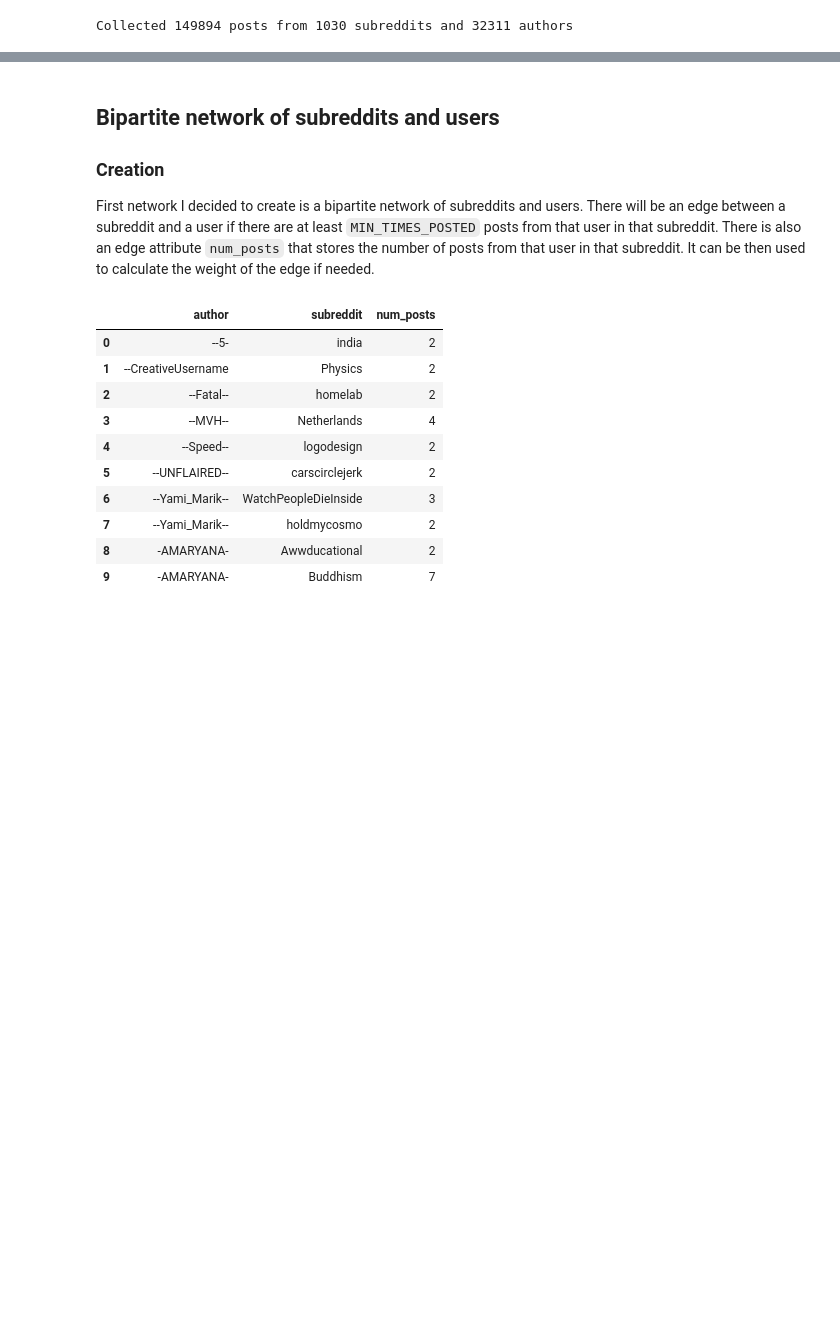
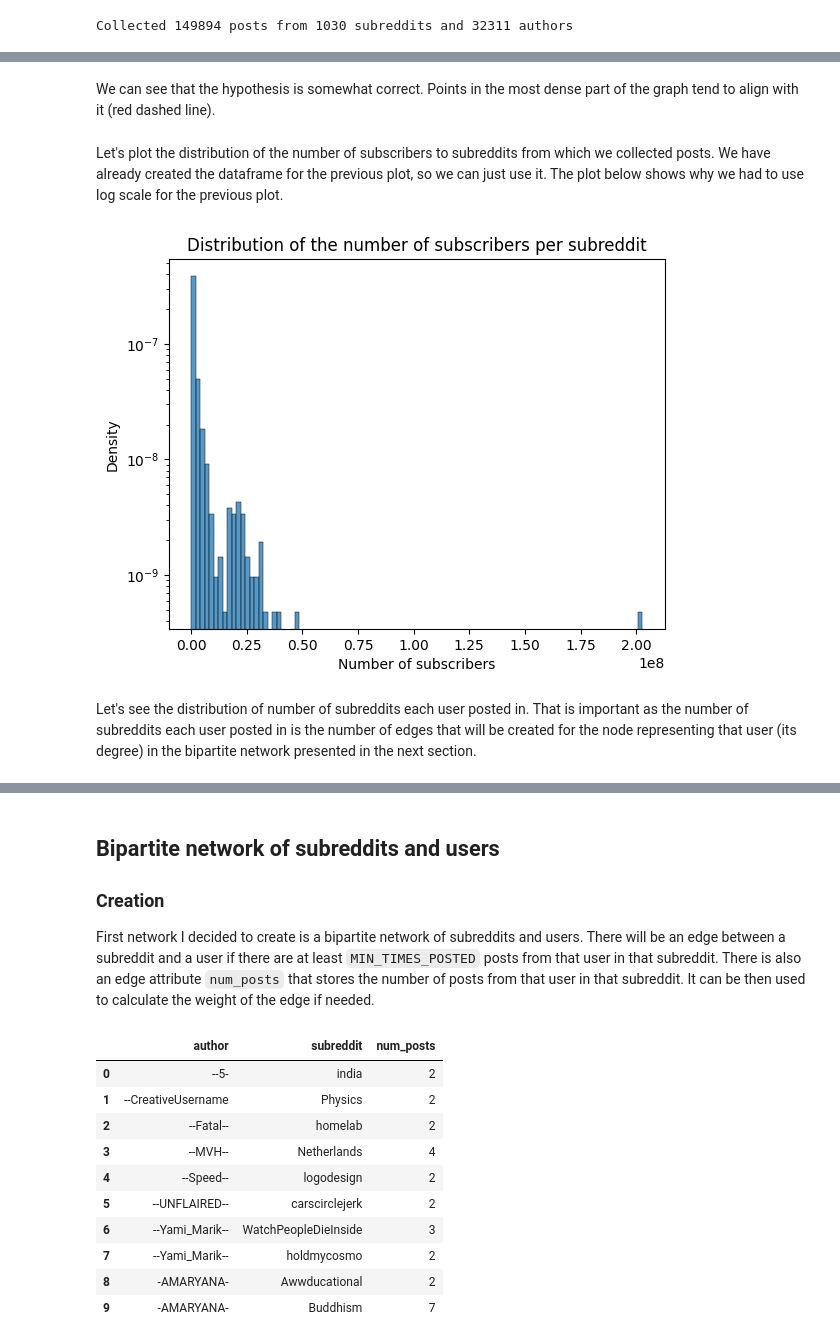
Before and after one commit to steciuk/SNA-reddit-bipartite-analysis, a Jupyter notebook: project.ipynb, the cells around one changed output, grey strips where cells are left out. Drawn from its saved outputs; the diff is of its cells as text; code cells hidden in the pictures; blank space fills up the shorter version.

```diff
--- a/project.ipynb
+++ b/project.ipynb
@@ -243 +299,15 @@ dtype: int64
+# %% [markdown]
+We can see that the hypothesis is somewhat correct. Points in the most dense part of the graph tend to align with it (red dashed line).
+# %% [markdown]
+Let's plot the distribution of the number of subscribers to subreddits from which we collected posts. We have already created the dataframe for the previous plot, so we can just use it. The plot below shows why we had to use log scale for the previous plot.
+# %%
+sns.histplot(num_subscribers_per_sub["subscribers"], log_scale=(False, True), stat="density", bins=100)
+plt.title("Distribution of the number of subscribers per subreddit")
+plt.xlabel("Number of subscribers")
+plt.ylabel("Density")
+plt.show()
+# %% [output]
+[figure, added]
+# %% [markdown]
+Let's see the distribution of number of subreddits each user posted in. That is important as the number of subreddits each user posted in is the number of edges that will be created for the node representing that user (its degree) in the bipartite network presented in the next section.
 # %%
```
Also changed, not shown: parts of 32 cells of this notebook, 8 other files.
